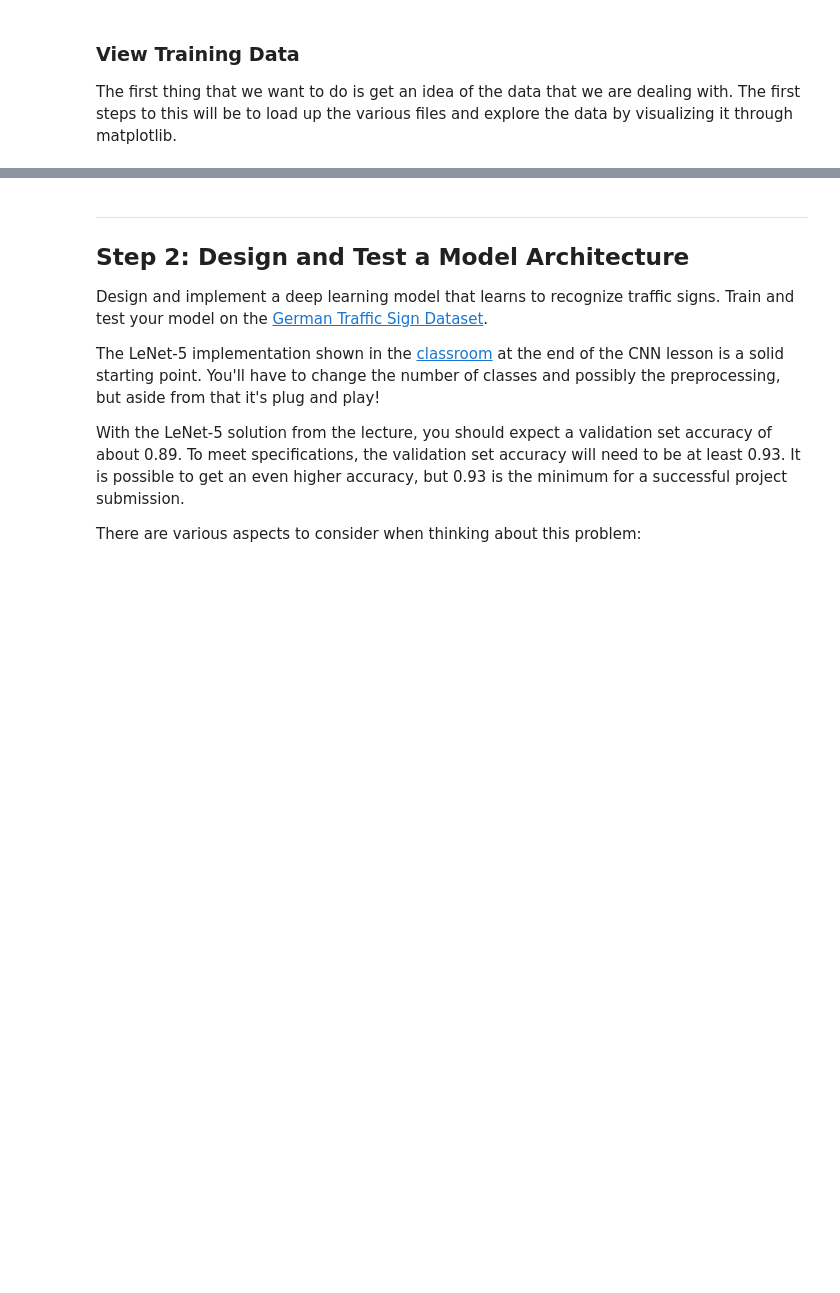
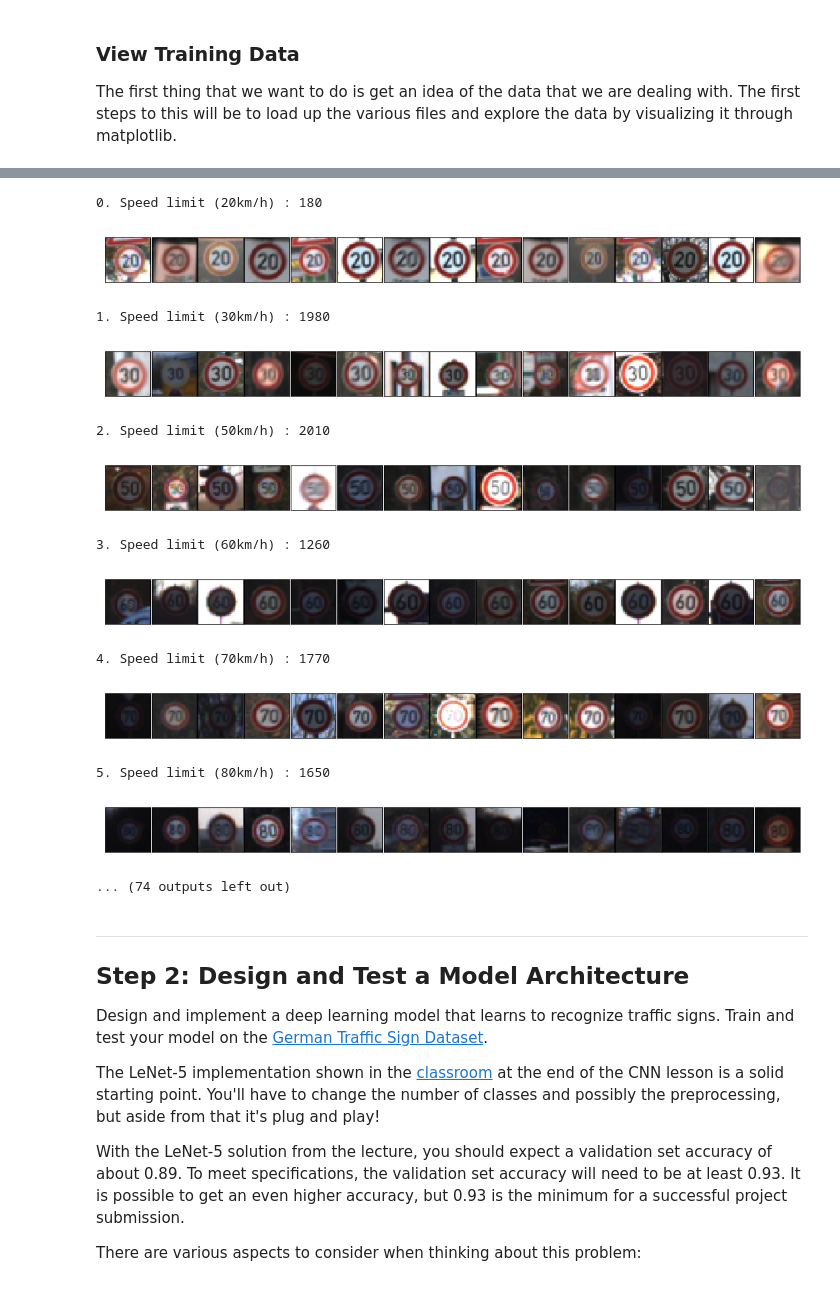
Before and after one commit to cogle/CarND-Term-1-Traffic-Signs, a Jupyter notebook: Traffic_Sign_Classifier.ipynb, the cells around one changed output, grey strips where cells are left out. Saved outputs shown, nothing was run; the diff lists cells and outputs as text; code cells hidden in the pictures; blank space fills up the shorter version.

```diff
--- a/Traffic_Sign_Classifier.ipynb
+++ b/Traffic_Sign_Classifier.ipynb
@@ -138,3 +138,36 @@ plt.show()
+# %%
+import random
+
+def display_images(image_map, label_map, examples_per_label=15, cmap=None):
+    for key, imgs in image_map.items():
+        print("{}. {} : {}".format(key, label_map[key], len(imgs)))
+
+        random_imgs = np.array(random.sample(imgs, examples_per_label), dtype='uint8')
+
+        fig = plt.figure(figsize = (examples_per_label, 1))
+        fig.subplots_adjust(hspace = 0, wspace = 0)
+
+        for img_idx in range(examples_per_label):
+            img = random_imgs[img_idx]
+            img_fig = fig.add_subplot(1, examples_per_label, (img_idx + 1), xticks=[], yticks=[])
+            img_fig.imshow(img,cmap=cmap)
+        plt.show()
+# %%
+display_images(label_img_map, classifier_mapping)
+# %% [output]
+0. Speed limit (20km/h) : 180
+[figure, added]
+1. Speed limit (30km/h) : 1980
+[figure, added]
+2. Speed limit (50km/h) : 2010
+[figure, added]
+3. Speed limit (60km/h) : 1260
+[figure, added]
+4. Speed limit (70km/h) : 1770
+[figure, added]
+5. Speed limit (80km/h) : 1650
+[figure, added]
+... (74 outputs left out)
 # %% [markdown]
 ----
 
```
Also changed, not shown: parts of 2 cells of this notebook.
